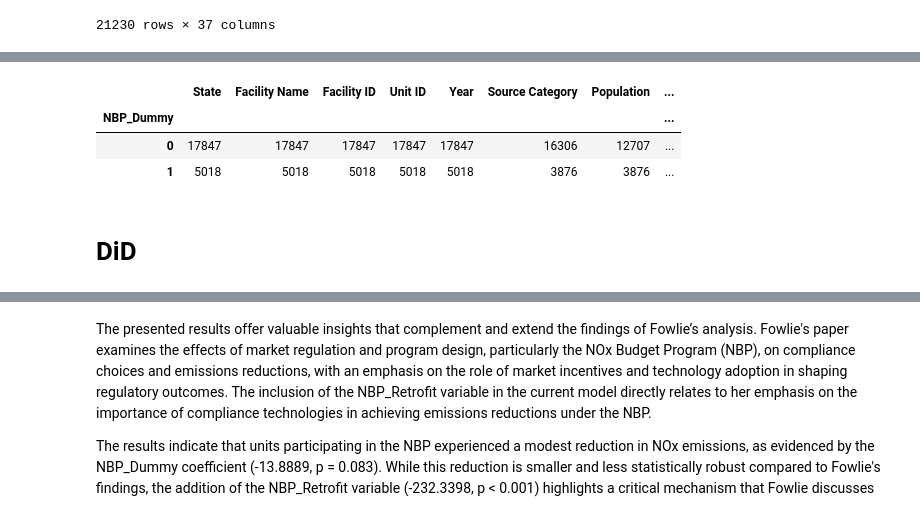
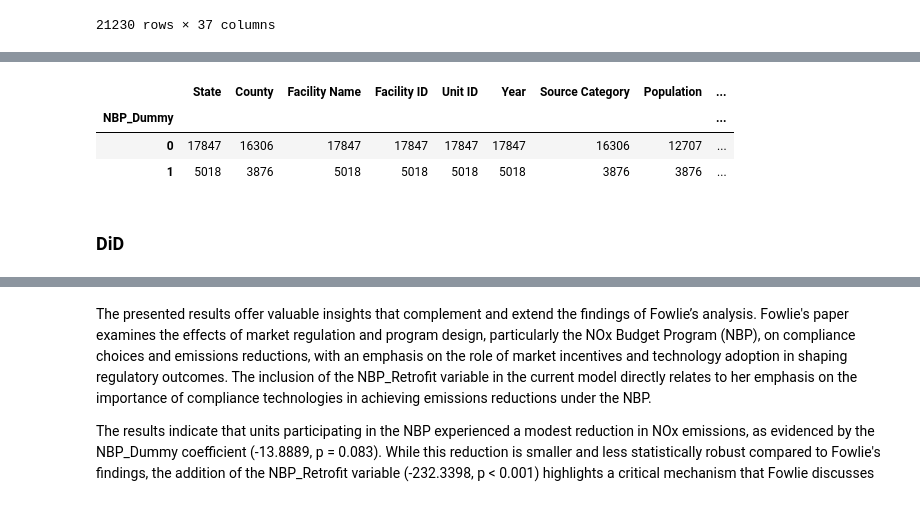
Before and after one commit to ZeliaDec/Econ, a Jupyter notebook: MGT-494.ipynb, the cells around one changed output, grey strips where cells are left out. Drawn from its saved outputs; the diff is of its cells as text; code cells hidden in the pictures.

```diff
--- a/MGT-494.ipynb
+++ b/MGT-494.ipynb
@@ -25,11 +24,12 @@ ISO-8859-1
 # %%
 filepath = "/Users/nadegelan/Documents/E4S/MGT494/FinalExam/112358-V1/AER_08_APP/"
-data1 = pd.read_stata(filepath+"TABLE2/T2_data.dta")
-facilities = pd.read_csv(filepath+"facilities.csv") #from 1996-2015, coal as primary fuel type and electric utilities only
-emissions = pd.read_csv(filepath+"ozone-emissions.csv")#from CAMPD
-data2 = pd.read_stata(filepath+"TABLE_3_4/T_3_4.dta")
-pop_2010_2019 = pd.read_csv(filepath+"pop_2010_2019.csv",encoding='ISO-8859-1') #from census.gov
-pop_2000_2010 = pd.read_csv(filepath+"pop_2000_2010.csv",encoding='ISO-8859-1')
+url= "https://raw.githubusercontent.com/ZeliaDec/Econ/main/"
+data1 = pd.read_stata(url+"T2_data.dta")
+facilities = pd.read_csv(url+"facilities.csv") #from 1996-2015, coal as primary fuel type and electric utilities only
+emissions = pd.read_csv(url+"ozone-emissions.csv")#from CAMPD
+data2 = pd.read_stata(url+"T_3_4.dta")
+#pop_2010_2019 = pd.read_csv(filepath+"pop_2010_2019.csv",encoding='ISO-8859-1') #from census.gov
+#pop_2000_2010 = pd.read_csv(filepath+"pop_2000_2010.csv",encoding='ISO-8859-1')
 #age_reg = pd.read_csv(filepath+"AGE_REG.asc",header=None, names=['Age'])
 #XMAT = pd.read_csv(filepath+"XMAT_POOL.asc", header=None, delim_whitespace=True)
 #XMAT=XMAT.dropna()
@@ -436,5 +408,5 @@ pop_2000_2010
 # %%
-pop2000_2010 = pd.read_csv('pop_2000_2010.csv')
+pop2000_2010 = pd.read_csv(url+'pop_2000_2010.csv')
 pop2000_2009 = pop2000_2010[pop2000_2010['Year']!=2010]
 # %%
 #Reshape the data into long format
@@ -459,7 +431,7 @@ pop2000_2009 = pop2000_2010[pop2000_2010['Year']!=2010]
 #Save to a new CSV file (optional)
 #pop_2010_2015.to_csv('pop_2010_2015.csv', index=False)
 # %%
-pop2010_2015=pd.read_csv('pop_2010_2015.csv')
+pop2010_2015=pd.read_csv(url+'pop_2010_2015.csv')
 pop2010_2015
 # %% [output]
 |  | SUMLEV | REGION | DIVISION | STATE | COUNTY | STNAME | CTYNAME | Year | Population |
@@ -534,12 +506,14 @@ fac_with_pop
 21230 rows × 37 columns
 # %%
 emissions_with_pop = pd.merge(
-    fac_with_pop[['State','Facility Name','Facility ID','Unit ID','Year','Source Category','Population']],
+    fac_with_pop[['State','County','Facility Name','Facility ID','Unit ID','Year','Source Category','Population']],
     emissions,
     left_on=['State','Facility Name','Facility ID','Unit ID','Year'],
     right_on=['State','Facility Name','Facility ID','Unit ID','Year'],
     how='right'
 )
+emissions_with_pop['Program Code'] = emissions_with_pop['Program Code'].fillna('')
 emissions_with_pop['NBP_Dummy']=emissions_with_pop['Program Code'].str.contains('NBP').astype(int)
+emissions_with_pop['ARP_Dummy'] = emissions_with_pop['Program Code'].str.contains('ARP').astype(int)
 emissions_with_pop
 # %% [output]
@@ -634,20 +606,19 @@ Distribution: F(1071,13526)
 
 Included effects: Entity, Time
 # %%
-emissions_with_pop['NBP_Dummy']=emissions_with_pop['Program Code'].str.contains('NBP').astype(int)
 emissions_with_pop['NBP_Dummy'].sum()
 emissions_with_pop.groupby(by='NBP_Dummy').count()
 # %% [output]
-|  | State | Facility Name | Facility ID | Unit ID | Year | Source Category | Population | ... |
-| NBP_Dummy |  |  |  |  |  |  |  | ... |
-| 0 | 17847 | 17847 | 17847 | 17847 | 17847 | 16306 | 12707 | ... |
-| 1 | 5018 | 5018 | 5018 | 5018 | 5018 | 3876 | 3876 | ... |
+|  | State | County | Facility Name | Facility ID | Unit ID | Year | Source Category | Population | ... |
+| NBP_Dummy |  |  |  |  |  |  |  |  | ... |
+| 0 | 17847 | 16306 | 17847 | 17847 | 17847 | 17847 | 16306 | 12707 | ... |
+| 1 | 5018 | 3876 | 5018 | 5018 | 5018 | 5018 | 3876 | 3876 | ... |
+# %% [markdown]
+### DiD
 # %%
 NBP=emissions_with_pop[emissions_with_pop['NBP_Dummy']==1]
 NBP['Year'].min()
 emissions_with_pop['post']=(emissions_with_pop['Year'] >= NBP['Year'].min()).astype(int)
-# %% [markdown]
-# DiD
 # %%
 import statsmodels.formula.api as smf
 
```
Also changed, not shown: parts of 39 cells of this notebook.
